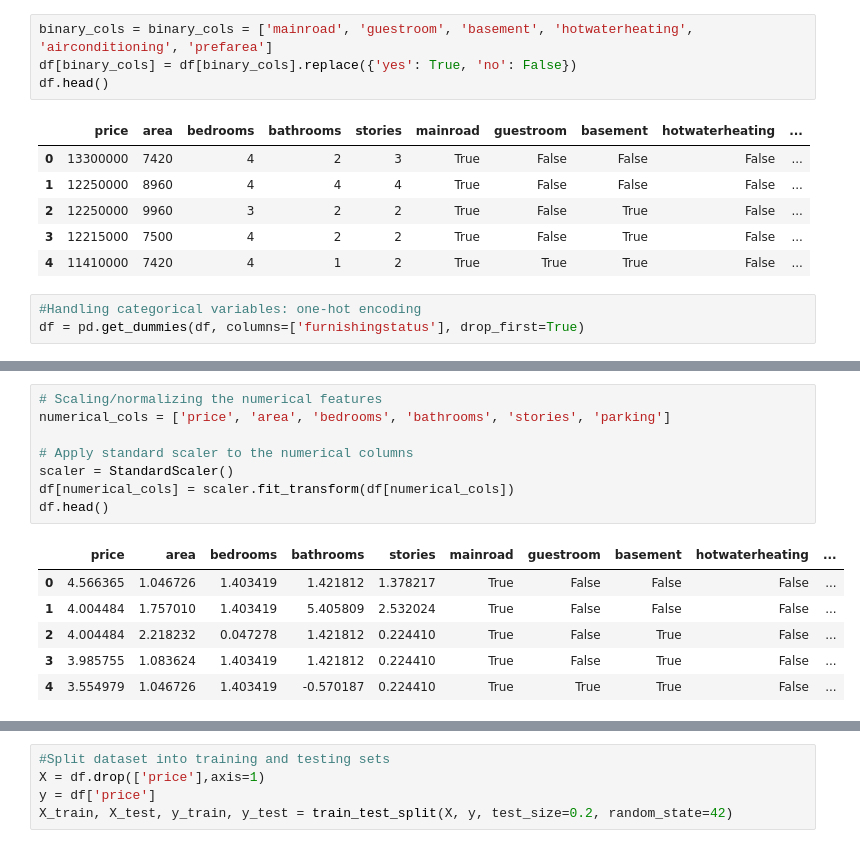
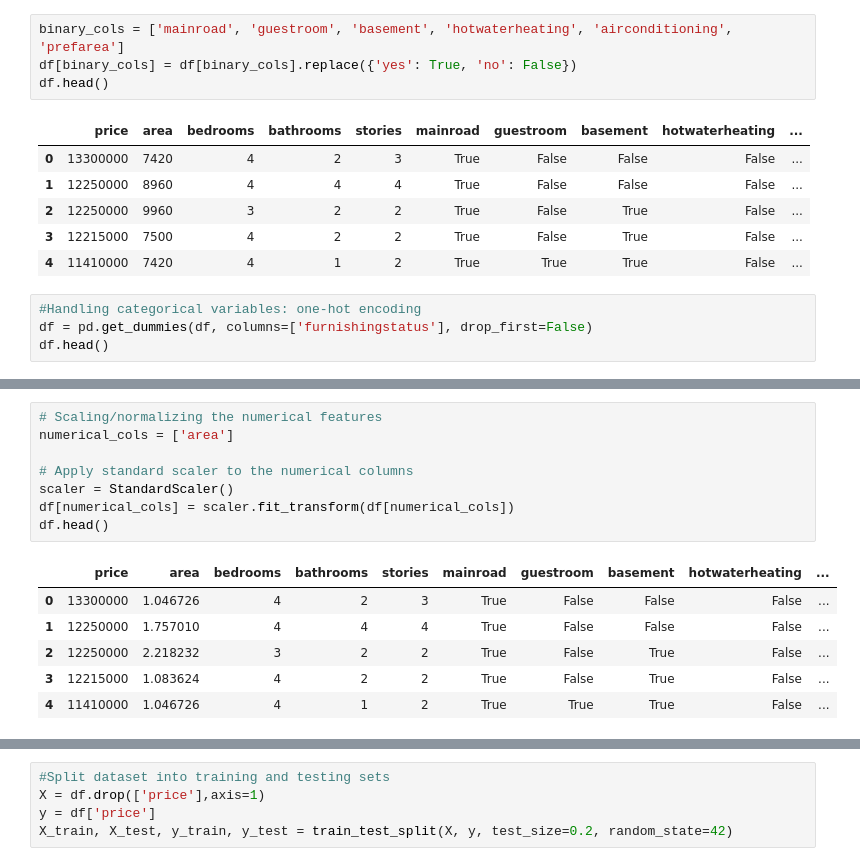
Before and after one commit to chuanlintneoh/WIA1006LW1, a Jupyter notebook: House Pricing Prediction.ipynb, the cells around one changed output, grey strips where cells are left out. Cells and saved outputs as stored; diff of their text form.

```diff
--- a/House Pricing Prediction.ipynb
+++ b/House Pricing Prediction.ipynb
@@ -129,7 +129,7 @@ prefarea            0
 furnishingstatus    0
 dtype: int64
 # %%
-binary_cols = binary_cols = ['mainroad', 'guestroom', 'basement', 'hotwaterheating', 'airconditioning', 'prefarea']
+binary_cols = ['mainroad', 'guestroom', 'basement', 'hotwaterheating', 'airconditioning', 'prefarea']
 df[binary_cols] = df[binary_cols].replace({'yes': True, 'no': False})
 df.head()
 # %% [output]
@@ -141,4 +141,5 @@ df.head()
 | 4 | 11410000 | 7420 | 4 | 1 | 2 | True | True | True | False | ... |
 # %%
 #Handling categorical variables: one-hot encoding
-df = pd.get_dummies(df, columns=['furnishingstatus'], drop_first=True)
+df = pd.get_dummies(df, columns=['furnishingstatus'], drop_first=False)
+df.head()
@@ -155,18 +153,18 @@ df.head()
 # %%
 # Scaling/normalizing the numerical features
-numerical_cols = ['price', 'area', 'bedrooms', 'bathrooms', 'stories', 'parking']
+numerical_cols = ['area']
 
 # Apply standard scaler to the numerical columns
 scaler = StandardScaler()
 df[numerical_cols] = scaler.fit_transform(df[numerical_cols])
 df.head()
 # %% [output]
 |  | price | area | bedrooms | bathrooms | stories | mainroad | guestroom | basement | hotwaterheating | ... |
-| 0 | 4.566365 | 1.046726 | 1.403419 | 1.421812 | 1.378217 | True | False | False | False | ... |
-| 1 | 4.004484 | 1.757010 | 1.403419 | 5.405809 | 2.532024 | True | False | False | False | ... |
-| 2 | 4.004484 | 2.218232 | 0.047278 | 1.421812 | 0.224410 | True | False | True | False | ... |
-| 3 | 3.985755 | 1.083624 | 1.403419 | 1.421812 | 0.224410 | True | False | True | False | ... |
-| 4 | 3.554979 | 1.046726 | 1.403419 | -0.570187 | 0.224410 | True | True | True | False | ... |
+| 0 | 13300000 | 1.046726 | 4 | 2 | 3 | True | False | False | False | ... |
+| 1 | 12250000 | 1.757010 | 4 | 4 | 4 | True | False | False | False | ... |
+| 2 | 12250000 | 2.218232 | 3 | 2 | 2 | True | False | True | False | ... |
+| 3 | 12215000 | 1.083624 | 4 | 2 | 2 | True | False | True | False | ... |
+| 4 | 11410000 | 1.046726 | 4 | 1 | 2 | True | True | True | False | ... |
 # %%
 #Correlation matrix
 corr_matrix = df.corr()
```
Also changed, not shown: parts of 20 cells of this notebook.
